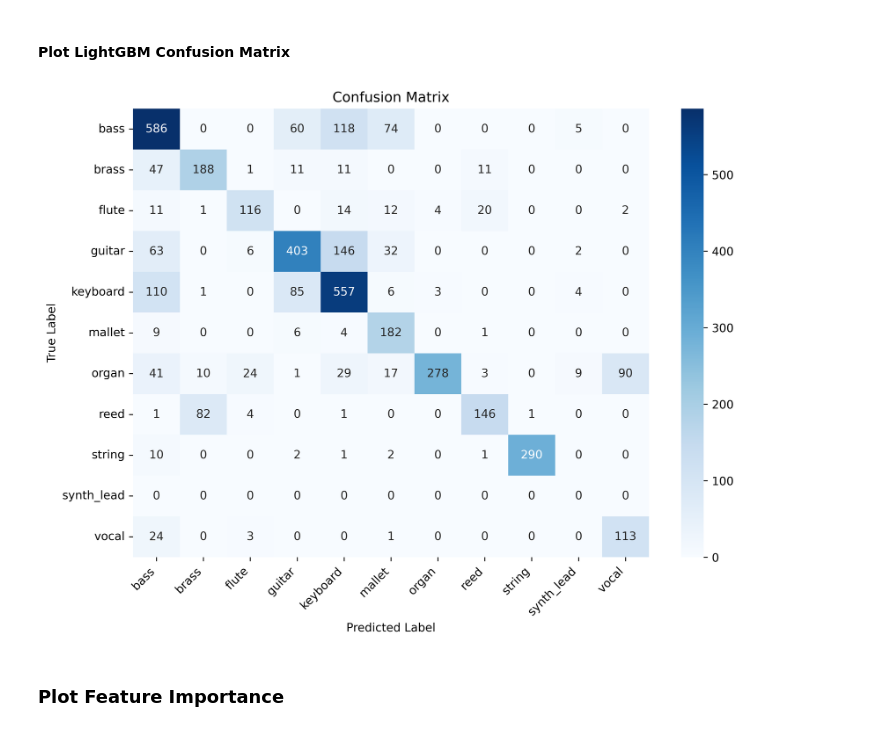
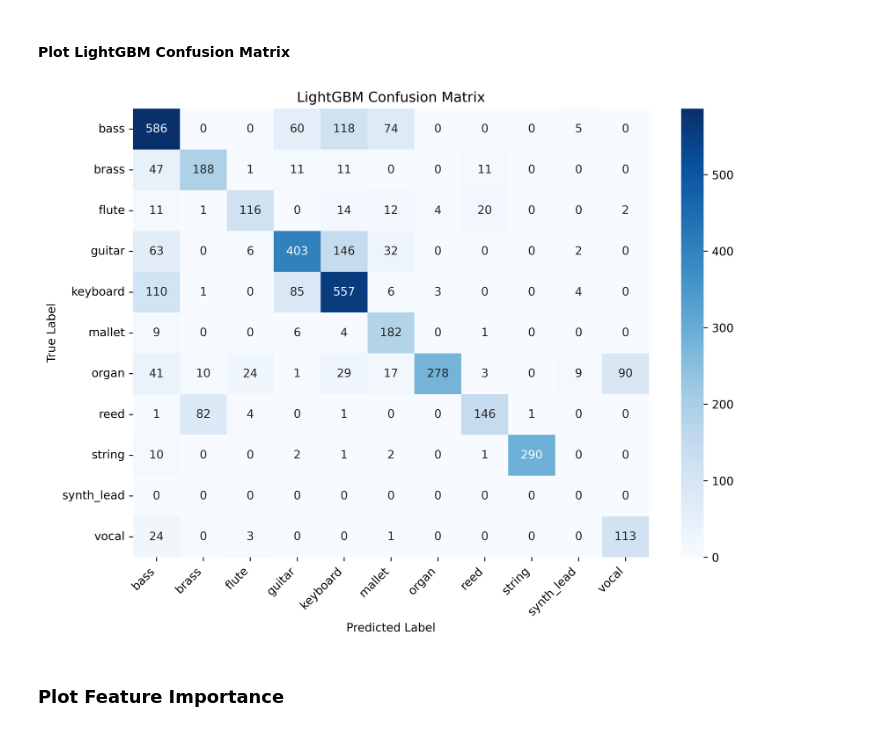
Before and after one commit to jwliao1209/Musical-Note-Classification, a Jupyter notebook: data_analysis/train_ml_model_w_signal_feature.ipynb, the cells around one changed output. Cells and saved outputs as stored; diff of their text form; code cells hidden in the pictures.

```diff
--- a/data_analysis/train_ml_model_w_signal_feature.ipynb
+++ b/data_analysis/train_ml_model_w_signal_feature.ipynb
@@ -203,15 +204,15 @@ Top-3 Accuracy: 87.62%
 # %%
 cm = confusion_matrix(y_test, y_pred)
 plt.figure(figsize=(10, 7), dpi=600)
 
 sns.heatmap(cm, annot=True, fmt='d', cmap='Blues', xticklabels=KNOWN_LABELS, yticklabels=KNOWN_LABELS)
 plt.xlabel('Predicted Label')
 plt.ylabel('True Label')
 plt.xticks(rotation=45, ha='right')
-plt.title('Confusion Matrix')
+plt.title('LightGBM Confusion Matrix')
 plt.savefig(os.path.join(RESULT_DIR, 'lgbm_confusion_matrix.png'))
 # %% [output]
-[figure, old version]
+[figure, new version]
 # %% [markdown]
 ### Plot Feature Importance
 # %%
```
Also changed, not shown: parts of 8 cells of this notebook, 21 other files.
